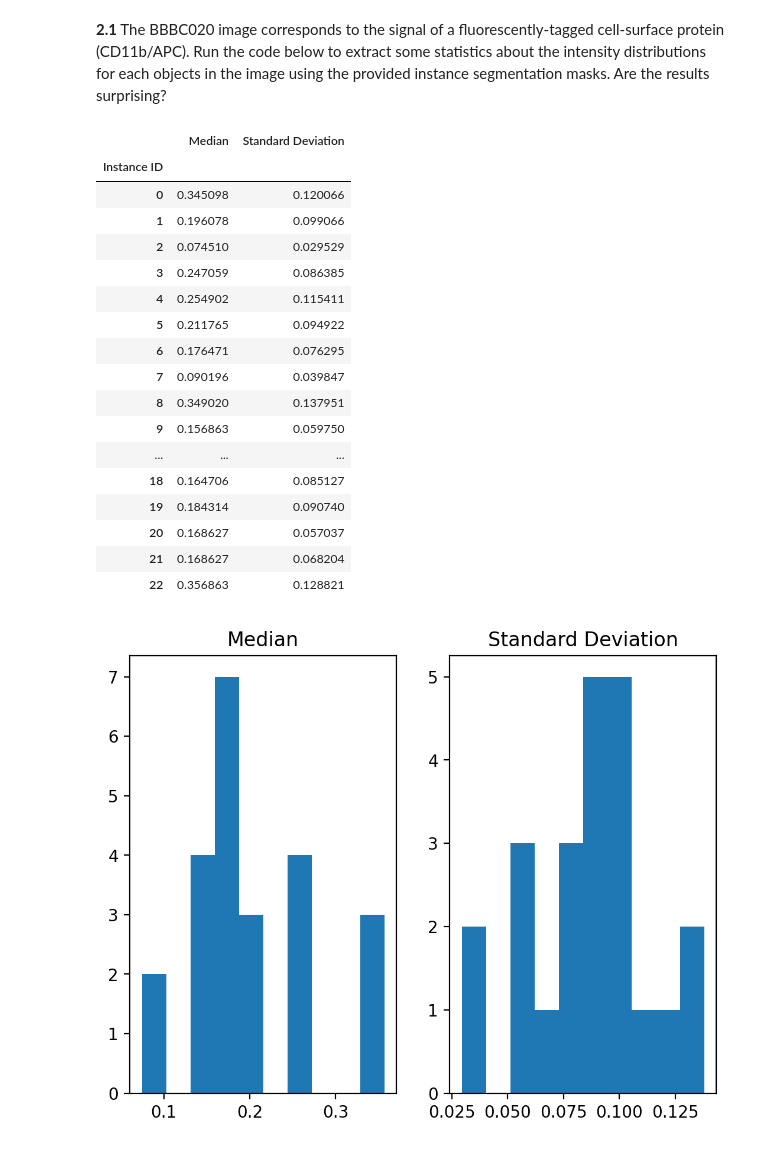
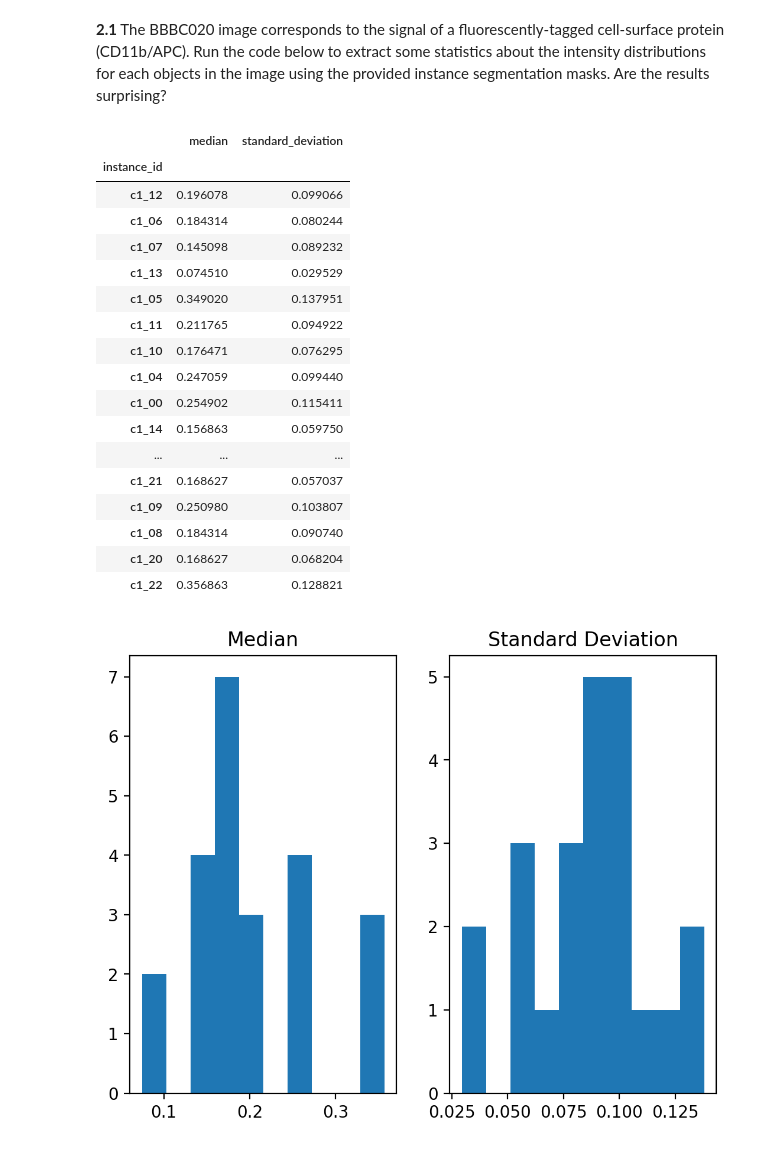
Before and after one commit to uhlmanngroup/imagequantification101, a Jupyter notebook: solutions/[Solution] 3 - Quantification.ipynb, the cells around one changed output. Saved outputs shown, nothing was run; the diff lists cells and outputs as text; code cells hidden in the pictures.

```diff
--- a/solutions/[Solution] 3 - Quantification.ipynb
+++ b/solutions/[Solution] 3 - Quantification.ipynb
@@ -42,21 +42,19 @@ bbbc020 = sk.img_as_float(bbbc020)
 # %%
 # BBBC010
 bbbc010_instances = {}
-idx = 0
 for file in os.listdir('data/Part 3/BBBC010/instances'):
     if file.endswith(".png"):
         im = imageio.imread(os.path.join('data/Part 3/BBBC010/instances',file))
+        idx = file[:6]
         bbbc010_instances[idx] = im
-        idx+=1
 
 # BBBC020
 bbbc020_instances = {}
-idx = 0
 for file in os.listdir('data/Part 3/BBBC020/instances'):
     if file.endswith(".TIF"):
         im = imageio.imread(os.path.join('data/Part 3/BBBC020/instances',file))
+        idx = file[-9:-4]
         bbbc020_instances[idx] = im
-        idx+=1
 # %% [markdown]
 ## 2. Intensity-based measurements
 # %% [markdown]
@@ -65,39 +63,41 @@ The most direct measurements one can make are those based on pixel values. When
 **2.1** The BBBC020 image corresponds to the signal of a fluorescently-tagged cell-surface protein (CD11b/APC). Run the code below to extract some statistics about the intensity distributions for each objects in the image using the provided instance segmentation masks. Are the results surprising?
 # %%
 # Extract intensity features
-bbbc020_intensity_feats = []
+bbbc020_intensity_feats = { 'instance_id': [],
+                            'median': [],
+                            'standard_deviation': [] }
+
 for idx in bbbc020_instances.keys():
     mask = bbbc020_instances[idx]
 
     intensities = bbbc020[mask>0]
-    median = np.median(intensities)
-    std = np.std(intensities)
+    bbbc020_intensity_feats['instance_id'].append(idx)
+    bbbc020_intensity_feats['median'].append(np.median(intensities))
+    bbbc020_intensity_feats['standard_deviation'].append(np.std(intensities))
 
-    bbbc020_intensity_feats.append([median, std])
-
-bbbc020_intensity_feats = pd.DataFrame(bbbc020_intensity_feats, columns=['Median', 'Standard Deviation'])
-bbbc020_intensity_feats.index.name = 'Instance ID'
+bbbc020_intensity_feats = pd.DataFrame(bbbc020_intensity_feats)
+bbbc020_intensity_feats.set_index('instance_id', inplace = True)
 
 display(bbbc020_intensity_feats)
 # %% [output]
-|  | Median | Standard Deviation |
-| Instance ID |  |  |
-| 0 | 0.345098 | 0.120066 |
-| 1 | 0.196078 | 0.099066 |
-| 2 | 0.074510 | 0.029529 |
-| 3 | 0.247059 | 0.086385 |
-| 4 | 0.254902 | 0.115411 |
-| 5 | 0.211765 | 0.094922 |
-| 6 | 0.176471 | 0.076295 |
-| 7 | 0.090196 | 0.039847 |
-| 8 | 0.349020 | 0.137951 |
-| 9 | 0.156863 | 0.059750 |
+|  | median | standard_deviation |
+| instance_id |  |  |
+| c1_12 | 0.196078 | 0.099066 |
+| c1_06 | 0.184314 | 0.080244 |
+| c1_07 | 0.145098 | 0.089232 |
+| c1_13 | 0.074510 | 0.029529 |
+| c1_05 | 0.349020 | 0.137951 |
+| c1_11 | 0.211765 | 0.094922 |
+| c1_10 | 0.176471 | 0.076295 |
+| c1_04 | 0.247059 | 0.099440 |
+| c1_00 | 0.254902 | 0.115411 |
+| c1_14 | 0.156863 | 0.059750 |
 | ... | ... | ... |
-| 18 | 0.164706 | 0.085127 |
-| 19 | 0.184314 | 0.090740 |
-| 20 | 0.168627 | 0.057037 |
-| 21 | 0.168627 | 0.068204 |
-| 22 | 0.356863 | 0.128821 |
+| c1_21 | 0.168627 | 0.057037 |
+| c1_09 | 0.250980 | 0.103807 |
+| c1_08 | 0.184314 | 0.090740 |
+| c1_20 | 0.168627 | 0.068204 |
+| c1_22 | 0.356863 | 0.128821 |
 # %%
 # Visualize the distribution of each feature as an histogram
 fig, axes = plt.subplots(nrows=1, ncols=2)
```
Also changed, not shown: parts of 13 cells of this notebook, 17 other files.
